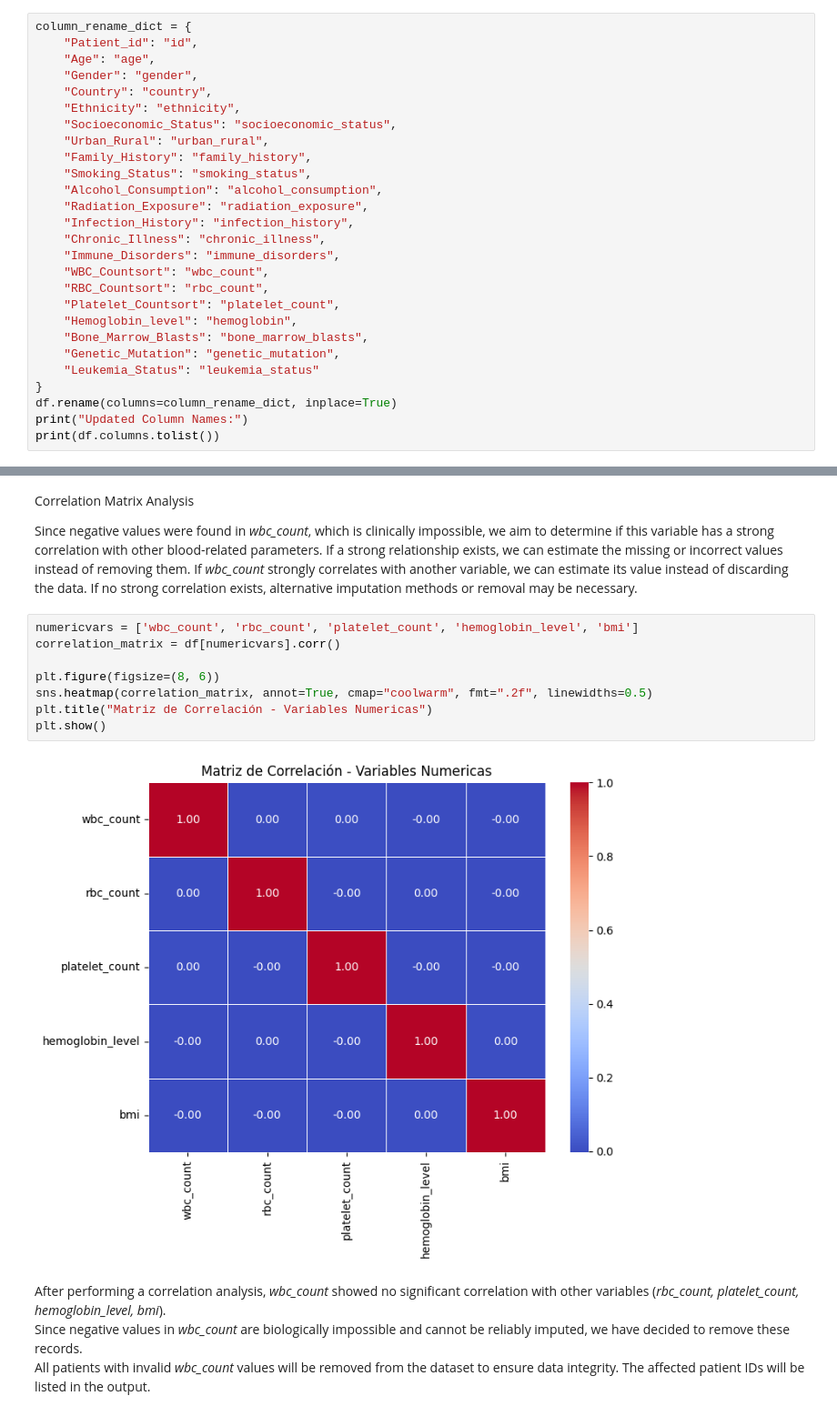
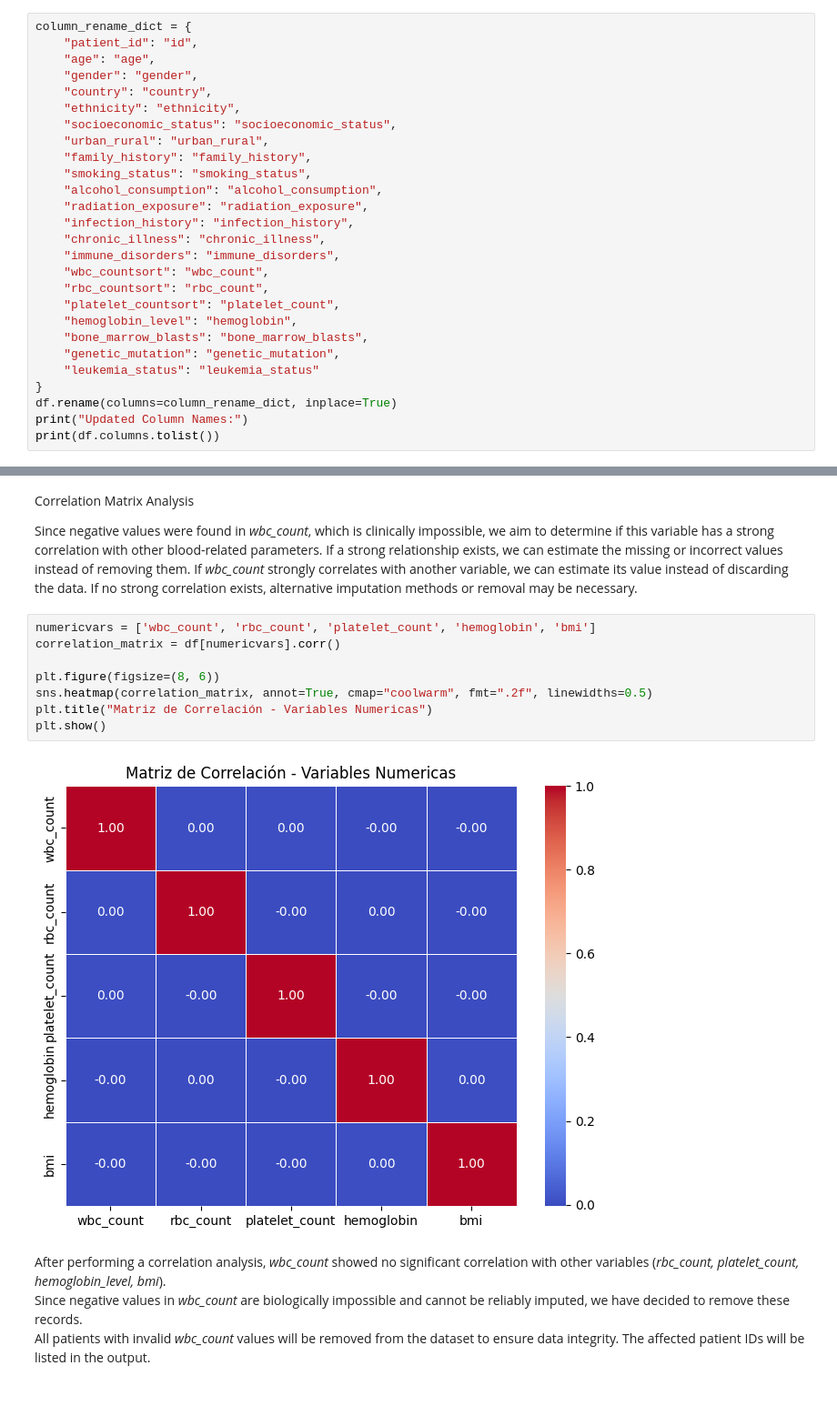
Before and after one commit to valentinabc19/Leukemia-Cancer-Risk-ETL, a Jupyter notebook: EDA/EDA.ipynb, the cells around one changed output, grey strips where cells are left out. Shown at 91% size. Saved outputs shown, nothing was run; the diff lists cells and outputs as text.

```diff
--- a/EDA/EDA.ipynb
+++ b/EDA/EDA.ipynb
@@ -128,27 +130,27 @@ Rename Columns <br>
 To make the dataset easier to work with, we will rename the columns to have Consistency,Readability and Efficiency.
 # %%
 column_rename_dict = {
-    "Patient_id": "id",
-    "Age": "age",
-    "Gender": "gender",
-    "Country": "country",
-    "Ethnicity": "ethnicity",
-    "Socioeconomic_Status": "socioeconomic_status",
-    "Urban_Rural": "urban_rural",
-    "Family_History": "family_history",
-    "Smoking_Status": "smoking_status",
-    "Alcohol_Consumption": "alcohol_consumption",
-    "Radiation_Exposure": "radiation_exposure",
-    "Infection_History": "infection_history",
-    "Chronic_Illness": "chronic_illness",
-    "Immune_Disorders": "immune_disorders",
-    "WBC_Countsort": "wbc_count",
-    "RBC_Countsort": "rbc_count",
-    "Platelet_Countsort": "platelet_count",
-    "Hemoglobin_level": "hemoglobin",
-    "Bone_Marrow_Blasts": "bone_marrow_blasts",
-    "Genetic_Mutation": "genetic_mutation",
-    "Leukemia_Status": "leukemia_status"
+    "patient_id": "id",
+    "age": "age",
+    "gender": "gender",
+    "country": "country",
+    "ethnicity": "ethnicity",
+    "socioeconomic_status": "socioeconomic_status",
+    "urban_rural": "urban_rural",
+    "family_history": "family_history",
+    "smoking_status": "smoking_status",
+    "alcohol_consumption": "alcohol_consumption",
+    "radiation_exposure": "radiation_exposure",
+    "infection_history": "infection_history",
+    "chronic_illness": "chronic_illness",
+    "immune_disorders": "immune_disorders",
+    "wbc_countsort": "wbc_count",
+    "rbc_countsort": "rbc_count",
+    "platelet_countsort": "platelet_count",
+    "hemoglobin_level": "hemoglobin",
+    "bone_marrow_blasts": "bone_marrow_blasts",
+    "genetic_mutation": "genetic_mutation",
+    "leukemia_status": "leukemia_status"
 }
 df.rename(columns=column_rename_dict, inplace=True)
 print("Updated Column Names:")
@@ -202,15 +200,15 @@ Correlation Matrix Analysis  <br>
 
 Since negative values were found in *wbc_count*, which is clinically impossible, we aim to determine if this variable has a strong correlation with other blood-related parameters. If a strong relationship exists, we can estimate the missing or incorrect values instead of removing them.  If *wbc_count* strongly correlates with another variable, we can estimate its value instead of discarding the data. If no strong correlation exists, alternative imputation methods or removal may be necessary.
 # %%
-numericvars = ['wbc_count', 'rbc_count', 'platelet_count', 'hemoglobin_level', 'bmi']
+numericvars = ['wbc_count', 'rbc_count', 'platelet_count', 'hemoglobin', 'bmi']
 correlation_matrix = df[numericvars].corr()
 
 plt.figure(figsize=(8, 6))
 sns.heatmap(correlation_matrix, annot=True, cmap="coolwarm", fmt=".2f", linewidths=0.5)
 plt.title("Matriz de Correlación - Variables Numericas")
 plt.show()
 # %% [output]
-[figure, old version]
+[figure, new version]
 # %% [markdown]
 After performing a correlation analysis, *wbc_count* showed no significant correlation with other variables (*rbc_count, platelet_count, hemoglobin_level, bmi*).<br> Since negative values in *wbc_count* are biologically impossible and cannot be reliably imputed, we have decided to remove these records.
 All patients with invalid *wbc_count* values will be removed from the dataset to ensure data integrity. The affected patient IDs will be listed in the output.
```
Also changed, not shown: parts of 22 cells of this notebook, 1 other file.
